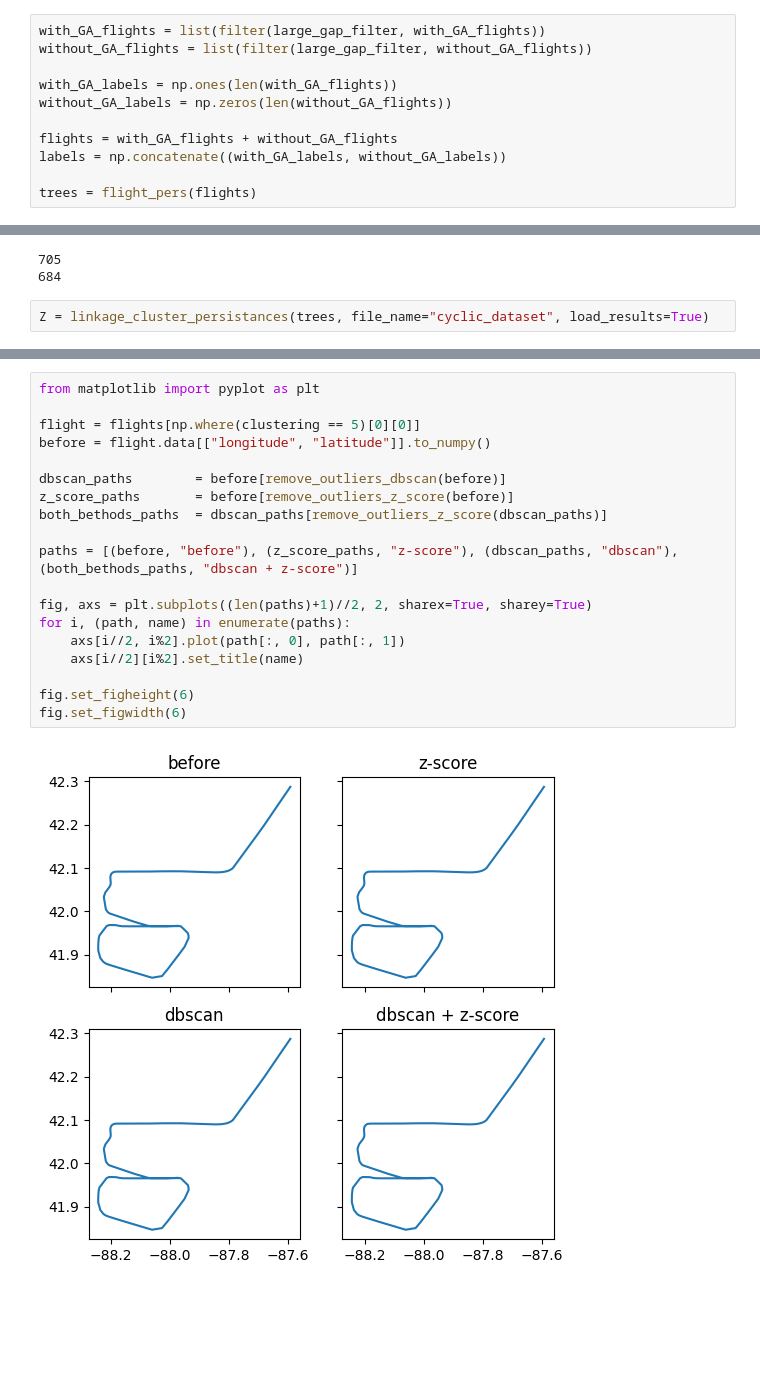
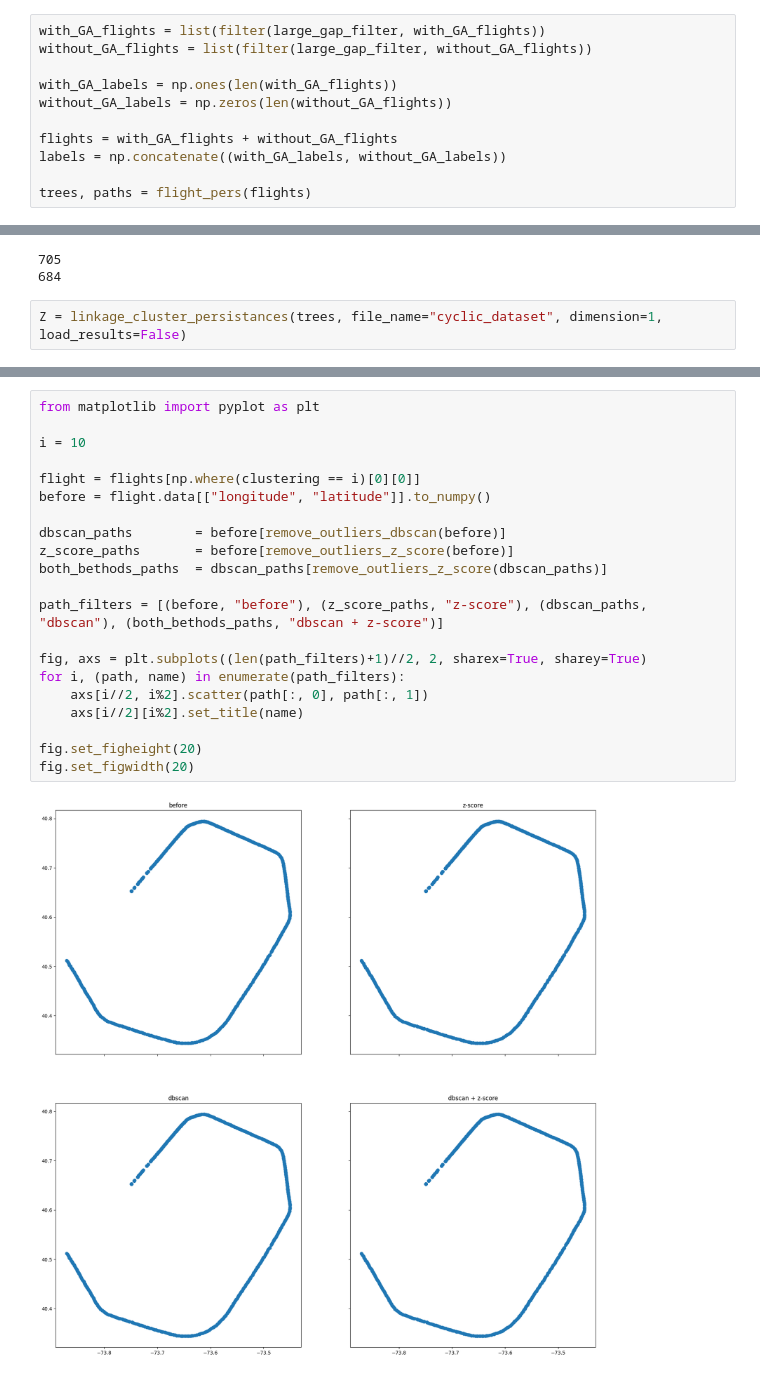
Before and after one commit to tobbensol/masters-thesis, a Jupyter notebook: cyclic_dataset_exploration.ipynb, the cells around one changed output, grey strips where cells are left out. Drawn from its saved outputs; the diff is of its cells as text; blank space fills up the shorter version.

```diff
--- a/cyclic_dataset_exploration.ipynb
+++ b/cyclic_dataset_exploration.ipynb
@@ -39,7 +40,7 @@ without_GA_labels = np.zeros(len(without_GA_flights))
 flights = with_GA_flights + without_GA_flights
 labels = np.concatenate((with_GA_labels, without_GA_labels))
 
-trees = flight_pers(flights)
+trees, paths = flight_pers(flights)
 # %%
 print(len(with_GA_flights))
 print(len(without_GA_flights))
@@ -47,7 +48,7 @@ print(len(without_GA_flights))
 705
 684
 # %%
-Z = linkage_cluster_persistances(trees, file_name="cyclic_dataset", load_results=True)
+Z = linkage_cluster_persistances(trees, file_name="cyclic_dataset", dimension=1, load_results=False)
 # %%
 clustering = fcluster(Z, t=10, criterion='maxclust')
 
@@ -67,21 +68,23 @@ for i in range(1, len(np.unique(clustering))+1):
 # %%
 from matplotlib import pyplot as plt
 
-flight = flights[np.where(clustering == 5)[0][0]]
+i = 10
+
+flight = flights[np.where(clustering == i)[0][0]]
 before = flight.data[["longitude", "latitude"]].to_numpy()
 
 dbscan_paths        = before[remove_outliers_dbscan(before)]
 z_score_paths       = before[remove_outliers_z_score(before)]
 both_bethods_paths  = dbscan_paths[remove_outliers_z_score(dbscan_paths)]
 
-paths = [(before, "before"), (z_score_paths, "z-score"), (dbscan_paths, "dbscan"), (both_bethods_paths, "dbscan + z-score")]
+path_filters = [(before, "before"), (z_score_paths, "z-score"), (dbscan_paths, "dbscan"), (both_bethods_paths, "dbscan + z-score")]
 
-fig, axs = plt.subplots((len(paths)+1)//2, 2, sharex=True, sharey=True)
-for i, (path, name) in enumerate(paths):
-    axs[i//2, i%2].plot(path[:, 0], path[:, 1])
+fig, axs = plt.subplots((len(path_filters)+1)//2, 2, sharex=True, sharey=True)
+for i, (path, name) in enumerate(path_filters):
+    axs[i//2, i%2].scatter(path[:, 0], path[:, 1])
     axs[i//2][i%2].set_title(name)
 
-fig.set_figheight(6)
-fig.set_figwidth(6)
+fig.set_figheight(20)
+fig.set_figwidth(20)
 # %% [output]
-[figure, old version]
+[figure, new version]
```
Also changed, not shown: parts of 4 cells of this notebook, 2 other files.
